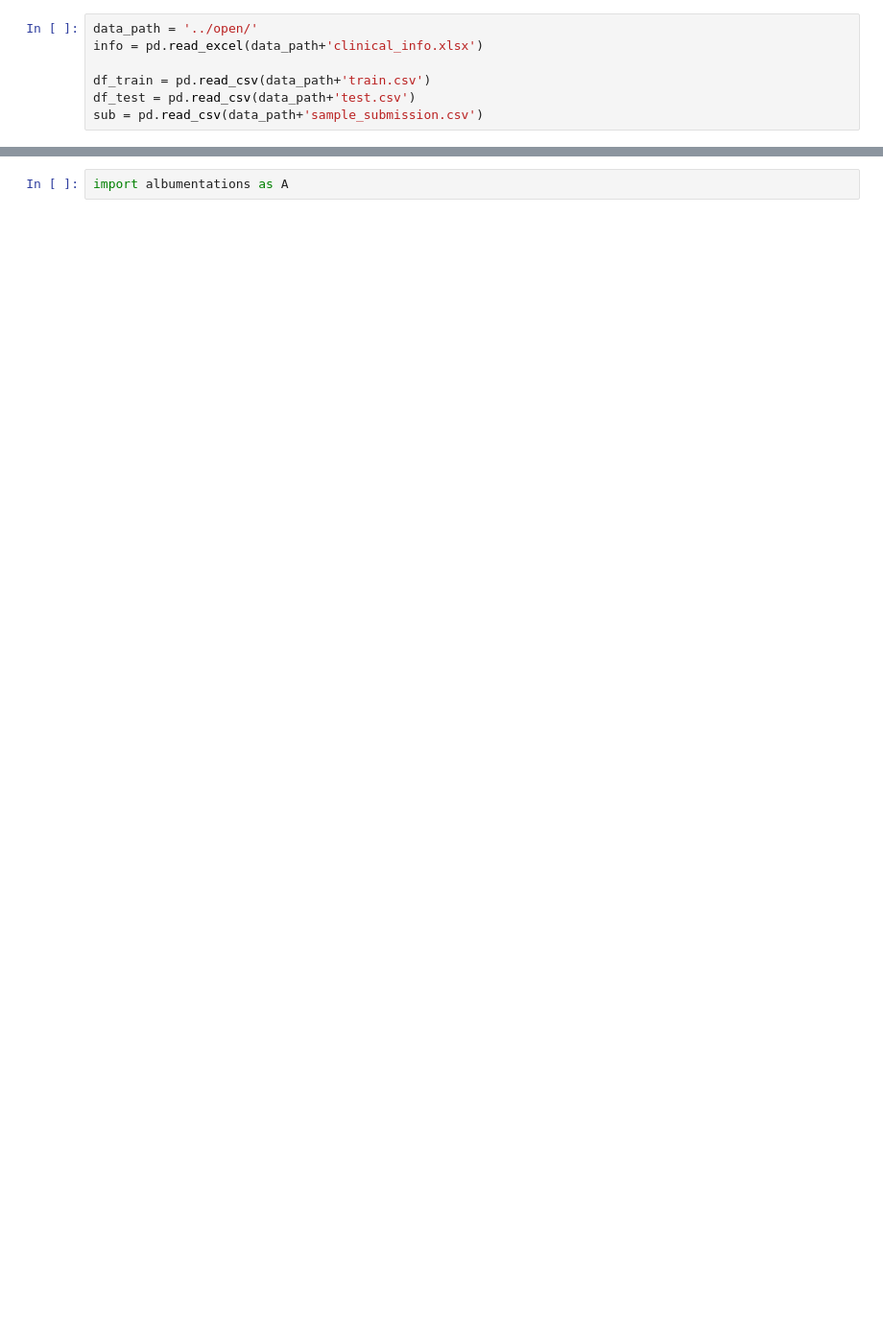
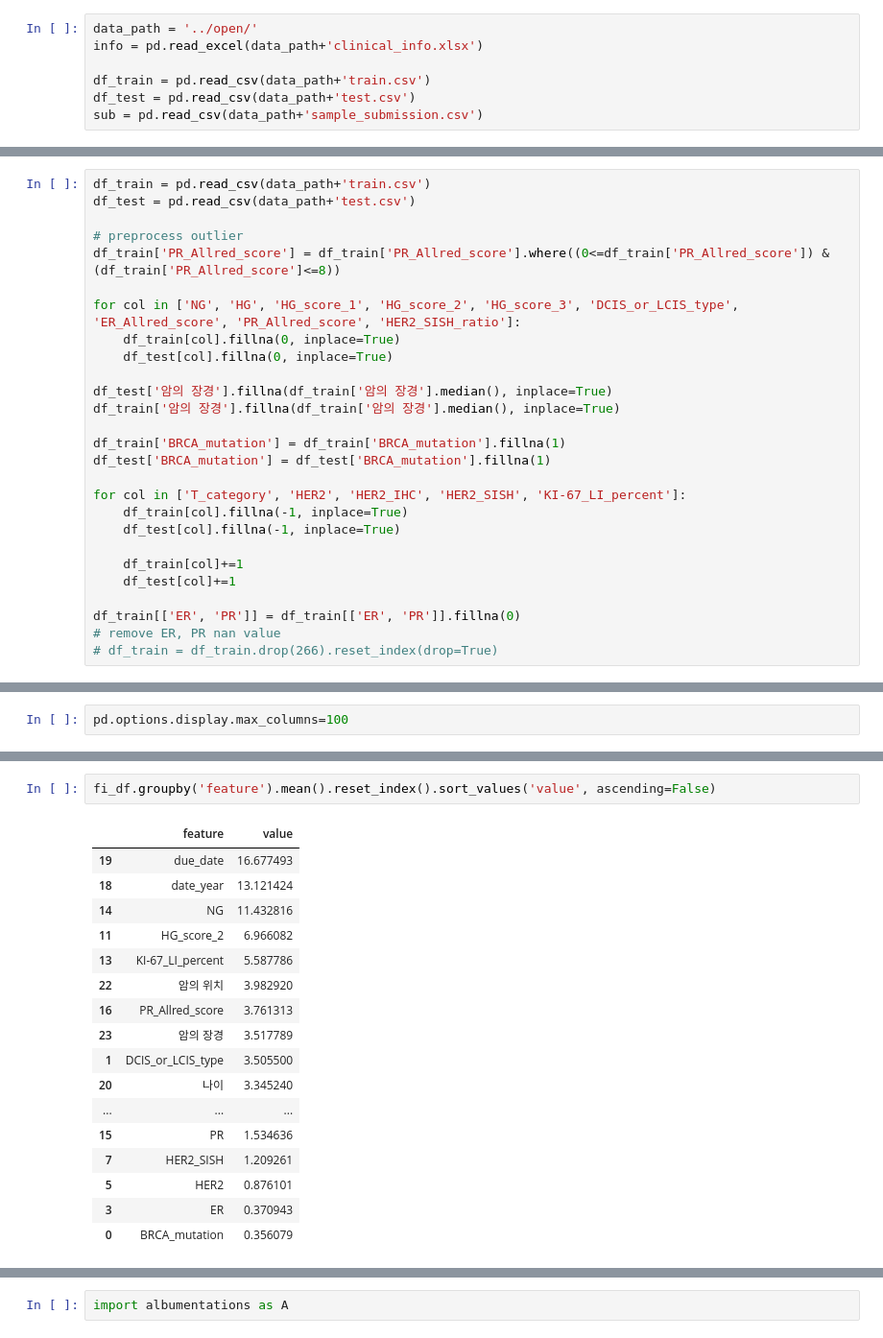
Before and after one commit to hyeonho1028/Prediction-of-breast-cancer-lymph-node-metastasis, a Jupyter notebook: src/eda.ipynb, the cells around one changed output, grey strips where cells are left out. Shown at 96% size. Drawn from its saved outputs; the diff is of its cells as text; blank space fills up the shorter version.

```diff
--- a/src/eda.ipynb
+++ b/src/eda.ipynb
@@ -15,0 +38,27 @@ sub = pd.read_csv(data_path+'sample_submission.csv')
+# %%
+df_train = pd.read_csv(data_path+'train.csv')
+df_test = pd.read_csv(data_path+'test.csv')
+
+# preprocess outlier
+df_train['PR_Allred_score'] = df_train['PR_Allred_score'].where((0<=df_train['PR_Allred_score']) & (df_train['PR_Allred_score']<=8))
+
+for col in ['NG', 'HG', 'HG_score_1', 'HG_score_2', 'HG_score_3', 'DCIS_or_LCIS_type', 'ER_Allred_score', 'PR_Allred_score', 'HER2_SISH_ratio']:
+    df_train[col].fillna(0, inplace=True)
+    df_test[col].fillna(0, inplace=True)
+
+df_test['암의 장경'].fillna(df_train['암의 장경'].median(), inplace=True)
+df_train['암의 장경'].fillna(df_train['암의 장경'].median(), inplace=True)
+
+df_train['BRCA_mutation'] = df_train['BRCA_mutation'].fillna(1)
+df_test['BRCA_mutation'] = df_test['BRCA_mutation'].fillna(1)
+
+for col in ['T_category', 'HER2', 'HER2_IHC', 'HER2_SISH', 'KI-67_LI_percent']:
+    df_train[col].fillna(-1, inplace=True)
+    df_test[col].fillna(-1, inplace=True)
+
+    df_train[col]+=1
+    df_test[col]+=1
+
+df_train[['ER', 'PR']] = df_train[['ER', 'PR']].fillna(0)
+# remove ER, PR nan value
+# df_train = df_train.drop(266).reset_index(drop=True)
@@ -15,0 +88,2 @@ sub = pd.read_csv(data_path+'sample_submission.csv')
+# %%
+pd.options.display.max_columns=100
@@ -15,0 +285,20 @@ sub = pd.read_csv(data_path+'sample_submission.csv')
+# %%
+fi_df.groupby('feature').mean().reset_index().sort_values('value', ascending=False)
+# %% [output]
+|  | feature | value |
+| 19 | due_date | 16.677493 |
+| 18 | date_year | 13.121424 |
+| 14 | NG | 11.432816 |
+| 11 | HG_score_2 | 6.966082 |
+| 13 | KI-67_LI_percent | 5.587786 |
+| 22 | 암의 위치 | 3.982920 |
+| 16 | PR_Allred_score | 3.761313 |
+| 23 | 암의 장경 | 3.517789 |
+| 1 | DCIS_or_LCIS_type | 3.505500 |
+| 20 | 나이 | 3.345240 |
+| ... | ... | ... |
+| 15 | PR | 1.534636 |
+| 7 | HER2_SISH | 1.209261 |
+| 5 | HER2 | 0.876101 |
+| 3 | ER | 0.370943 |
+| 0 | BRCA_mutation | 0.356079 |
```
Also changed, not shown: parts of 49 cells of this notebook, 8 other files.
